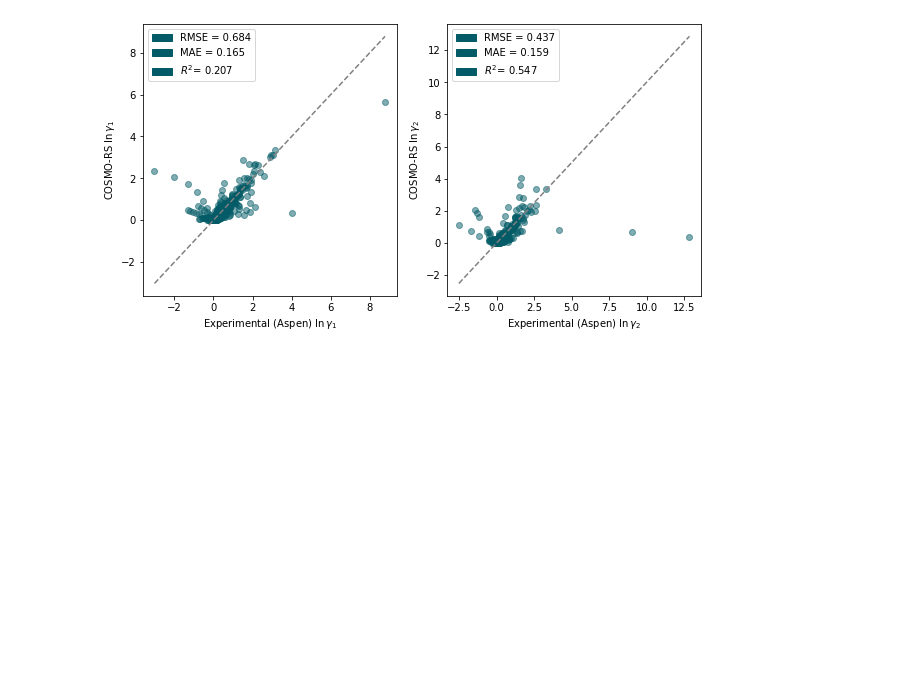
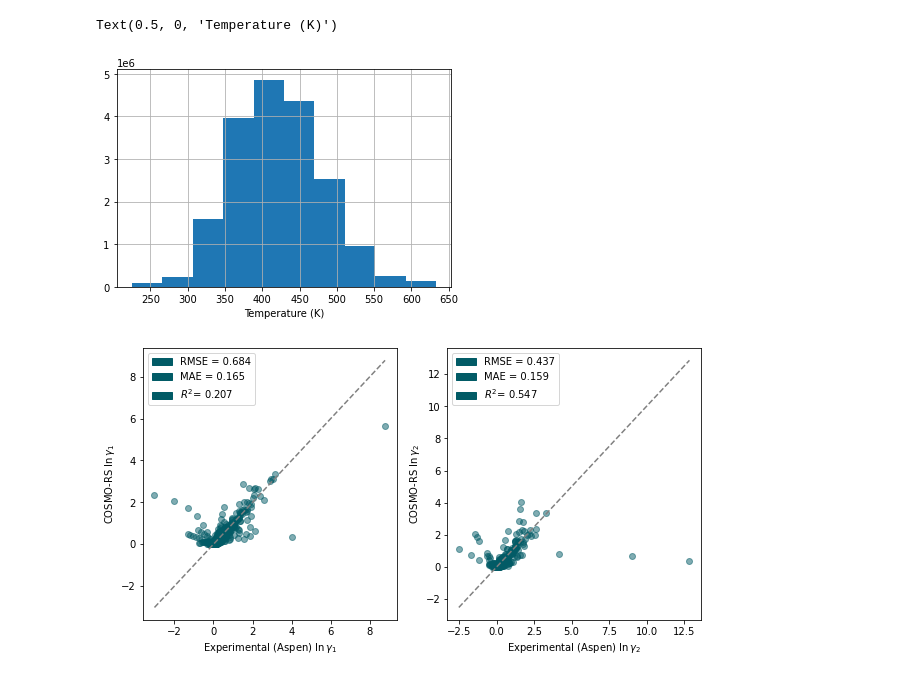
Before and after one commit to sustainable-processes/deep_gamma, a Jupyter notebook: nbs/aspen_cosmo_comparison.ipynb, the cells around one changed output. Cells and saved outputs as stored; diff of their text form; code cells hidden in the pictures; blank space fills up the shorter version.

```diff
--- a/nbs/aspen_cosmo_comparison.ipynb
+++ b/nbs/aspen_cosmo_comparison.ipynb
@@ -17,3 +27,9 @@ cosmo_df = pd.concat([df, features], axis=1)
+# %%
+ax = cosmo_df["temperature (K)"].hist()
+ax.set_xlabel("Temperature (K)")
+# %% [output]
+Text(0.5, 0, 'Temperature (K)')
+[figure, added]
 # %%
 merged_df = aspen_data.merge(
     cosmo_df,
```
Also changed, not shown: parts of 2 cells of this notebook, 8 other files.
